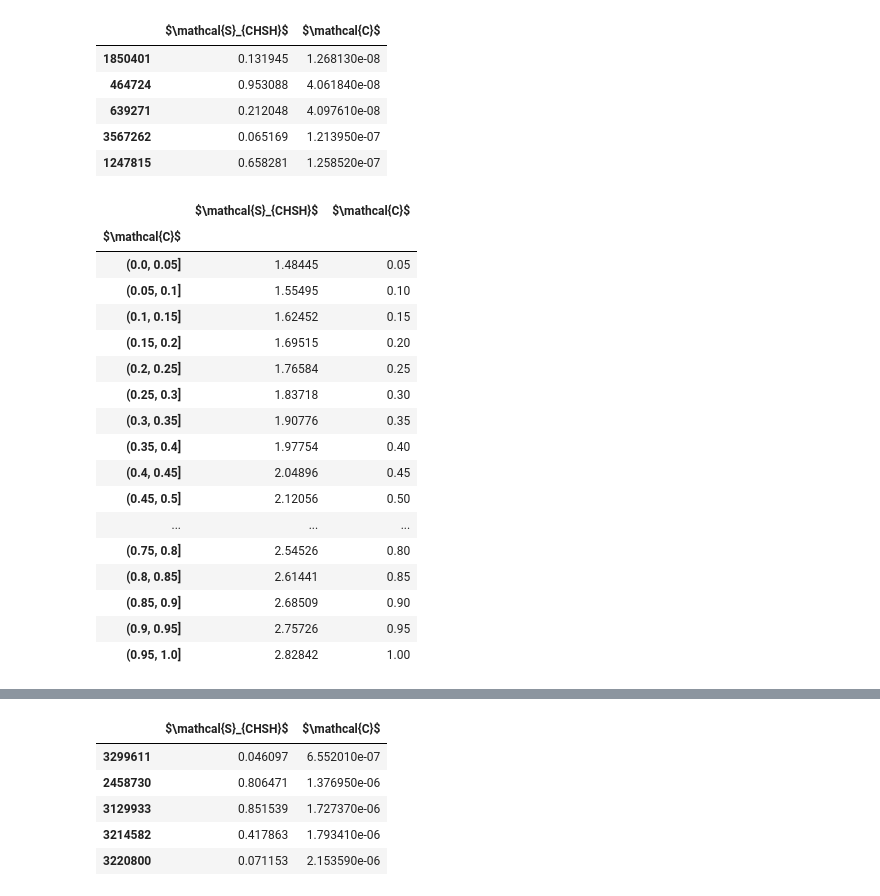
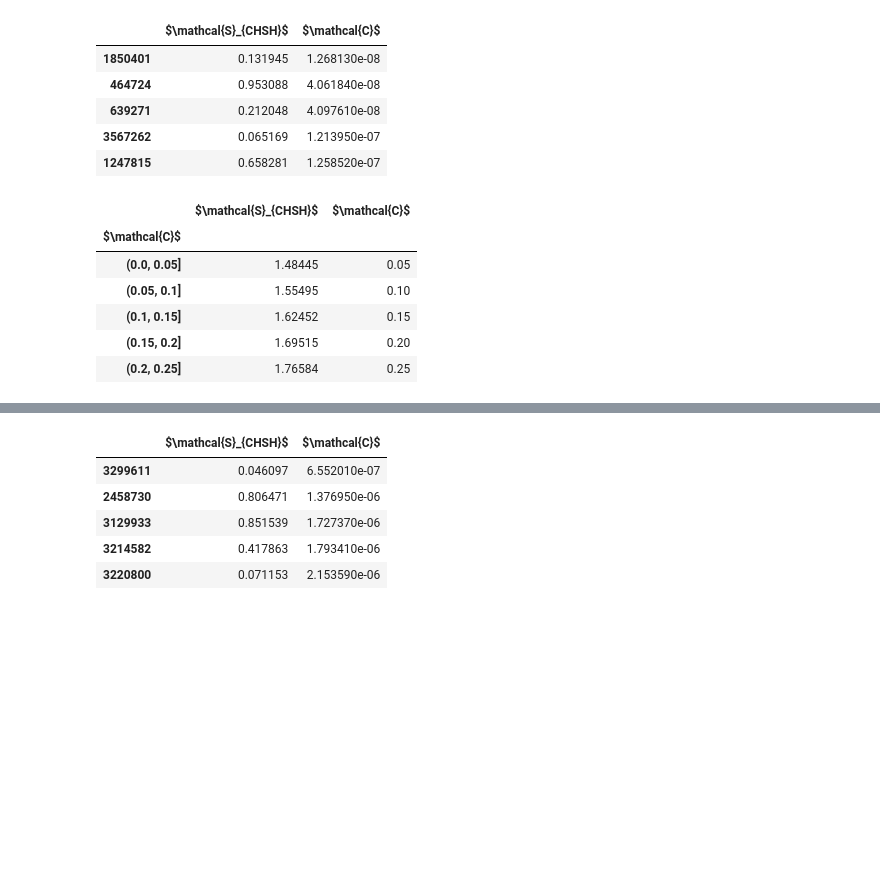
Before and after one commit to Rafffaelb/Dirac_Billiard, a Jupyter notebook: Chiral/Data_Analysis/Dirac_Bell_Parameter.ipynb, the cells around one changed output, grey strips where cells are left out. Cells and saved outputs as stored; diff of their text form; code cells hidden in the pictures; blank space fills up the shorter version.

```diff
--- a/Chiral/Data_Analysis/Dirac_Bell_Parameter.ipynb
+++ b/Chiral/Data_Analysis/Dirac_Bell_Parameter.ipynb
@@ -394,25 +394,14 @@ df_Bell_Parameter_O_Fixed_Base.head()
 # %%
 bins = np.arange(0,1 + 0.05, 0.05)
 df_O = df_Bell_Parameter_O_Fixed_Base.groupby(pd.cut(df_Bell_Parameter_O_Fixed_Base[r'$\mathcal{C}$'], bins)).max()
 Concurrence_O = df_O[r'$\mathcal{C}$'].values
 Bell_Parameter_O = df_O[r'$\mathcal{S}_{CHSH}$'].values
-df_O
+df_O.head()
 # %% [output]
 |  | $\mathcal{S}_{CHSH}$ | $\mathcal{C}$ |
 | $\mathcal{C}$ |  |  |
 | (0.0, 0.05] | 1.48445 | 0.05 |
 | (0.05, 0.1] | 1.55495 | 0.10 |
 | (0.1, 0.15] | 1.62452 | 0.15 |
 | (0.15, 0.2] | 1.69515 | 0.20 |
 | (0.2, 0.25] | 1.76584 | 0.25 |
-| (0.25, 0.3] | 1.83718 | 0.30 |
-| (0.3, 0.35] | 1.90776 | 0.35 |
-| (0.35, 0.4] | 1.97754 | 0.40 |
-| (0.4, 0.45] | 2.04896 | 0.45 |
-| (0.45, 0.5] | 2.12056 | 0.50 |
-| ... | ... | ... |
-| (0.75, 0.8] | 2.54526 | 0.80 |
-| (0.8, 0.85] | 2.61441 | 0.85 |
-| (0.85, 0.9] | 2.68509 | 0.90 |
-| (0.9, 0.95] | 2.75726 | 0.95 |
-| (0.95, 1.0] | 2.82842 | 1.00 |
```
Also changed, not shown: parts of 10 cells of this notebook, 3 other files.
